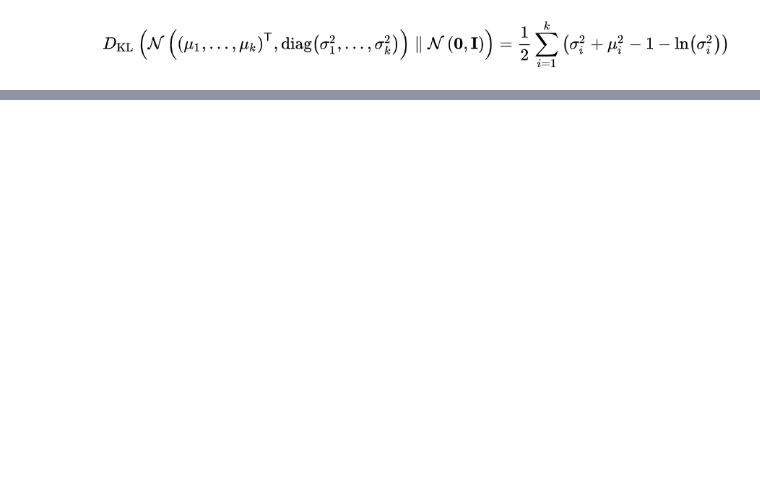
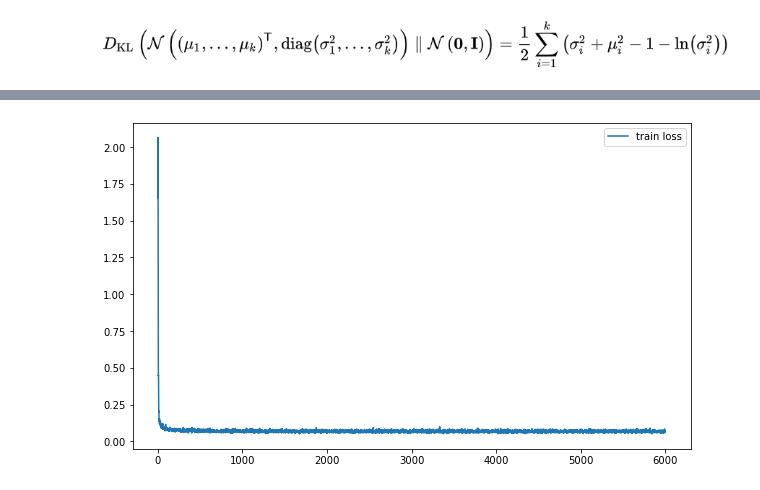
Before and after one commit to nkotelevskii/vi_mcmc_workaround, a Jupyter notebook: notebooks/VAE.ipynb, the cells around one changed output, grey strips where cells are left out. Saved outputs shown, nothing was run; the diff lists cells and outputs as text; code cells hidden in the pictures; blank space fills up the shorter version.

```diff
--- a/notebooks/VAE.ipynb
+++ b/notebooks/VAE.ipynb
@@ -116,12 +131,3 @@ net = VAE()
 optimizer = torch.optim.Adagrad(params = net.parameters())
 #optimizer = torch.optim.Adam(params = net.parameters())
 lr_scheduler = torch.optim.lr_scheduler.StepLR(optimizer=optimizer, step_size=100, gamma=0.75)
-# %%
-def loss_fn(mu, log_var, x_out, x):
-        kl_loss = -(0.5*(1 + log_var - mu**2 - torch.exp(log_var)).sum(1)).mean()
-        #recon_loss = std_normal.log_prob(x_out).sum(1).mean()/batch_size # x_out = z
-        #recon_loss = self.distrN(mu, log_var).log_prob(x).sum(1).mean()/batch_size
-        recon_loss_criterion = nn.MSELoss()
-        recon_loss = recon_loss_criterion(x, x_out)
-        loss = recon_loss + kl_loss
-        return loss
@@ -155,0 +155,10 @@ for i, batch in enumerate(tqdm_notebook(trainloader)):
+# %%
+plt.figure(figsize=(10,6))
+plt.plot(np.arange(len(train_loss)), train_loss, label="train loss")
+#plt.plot(np.arange(len(test_loss)), test_loss, label="test loss")
+#plt.title("Losses")
+#plt.ylim(0,1)
+plt.legend()
+plt.show()
+# %% [output]
+[figure, added]
```
Also changed, not shown: parts of 31 cells of this notebook, 8 other files.
